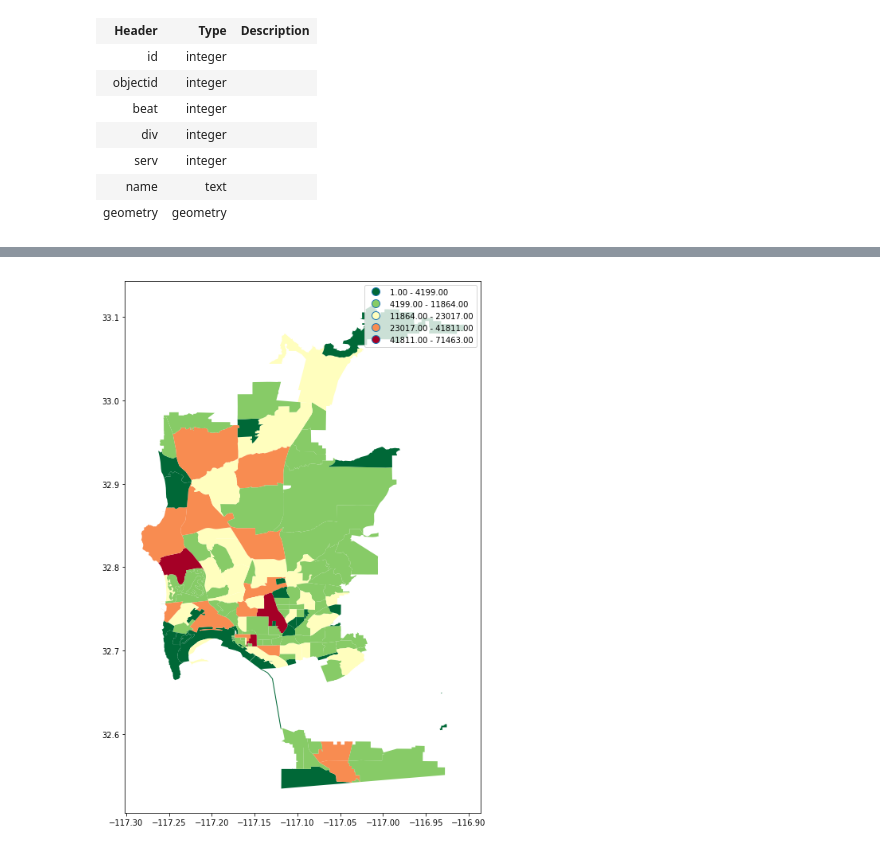
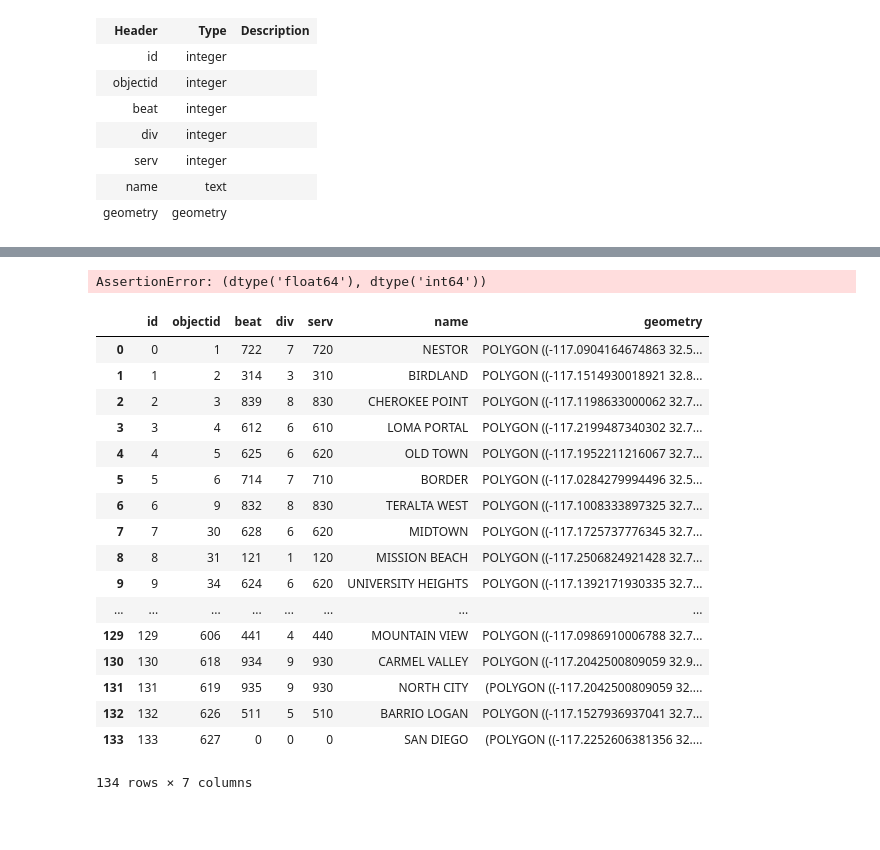
Before and after one commit to SDRDLAnalysts/data-projects, a Jupyter notebook: sandiego.gov/sandiego.gov-police_calls-2015e/notebooks/Mapping.ipynb, the cells around one changed output, grey strips where cells are left out. Cells and saved outputs as stored; diff of their text form; code cells hidden in the pictures; blank space fills up the shorter version.

```diff
--- a/sandiego.gov/sandiego.gov-police_calls-2015e/notebooks/Mapping.ipynb
+++ b/sandiego.gov/sandiego.gov-police_calls-2015e/notebooks/Mapping.ipynb
@@ -84,7 +86,10 @@ http://library.metatab.org/sandiego.gov-police_regions-1/data/pd_beats.csv
 # and then GeoPandas creates the smaller bounding box that excludes them. So, the actually
 # value in the cx indexder can vary a bit.
 
+# Converting to float makes merging with the calls df ewasier, since the beat column
+# in that df has nans.
 
-beats = regions_r.dataframe().geo.set_index('beat').cx[:-116.55,:]
+beats = regions_r.dataframe().geo
+beats['beat'] = beats.beat.astype(float).set_index('beat').cx[:-116.55,:]
 beats.plot();
 # %% [output]
@@ -113,8 +134,30 @@ pd_calls = augment_time(pd_calls).merge(call_types, on='call_type')
 # %%
 # One of them has nans, so it's easier to make both of them floats.
 pd_calls['beat'] = pd_calls.beat.astype(float)
-beats['beat'] = beats.beat.astype(float)
 assert pd_calls.beat.dtype == beats.beat.dtype, (pd_calls.beat.dtype, beats.beat.dtype)
+# %% [output]
+AssertionError: (dtype('float64'), dtype('int64'))
+# %%
+beats
+# %% [output]
+|  | id | objectid | beat | div | serv | name | geometry |
+| 0 | 0 | 1 | 722 | 7 | 720 | NESTOR | POLYGON ((-117.0904164674863 32.5... |
+| 1 | 1 | 2 | 314 | 3 | 310 | BIRDLAND | POLYGON ((-117.1514930018921 32.8... |
+| 2 | 2 | 3 | 839 | 8 | 830 | CHEROKEE POINT | POLYGON ((-117.1198633000062 32.7... |
+| 3 | 3 | 4 | 612 | 6 | 610 | LOMA PORTAL | POLYGON ((-117.2199487340302 32.7... |
+| 4 | 4 | 5 | 625 | 6 | 620 | OLD TOWN | POLYGON ((-117.1952211216067 32.7... |
+| 5 | 5 | 6 | 714 | 7 | 710 | BORDER | POLYGON ((-117.0284279994496 32.5... |
+| 6 | 6 | 9 | 832 | 8 | 830 | TERALTA WEST | POLYGON ((-117.1008333897325 32.7... |
+| 7 | 7 | 30 | 628 | 6 | 620 | MIDTOWN | POLYGON ((-117.1725737776345 32.7... |
+| 8 | 8 | 31 | 121 | 1 | 120 | MISSION BEACH | POLYGON ((-117.2506824921428 32.7... |
+| 9 | 9 | 34 | 624 | 6 | 620 | UNIVERSITY HEIGHTS | POLYGON ((-117.1392171930335 32.7... |
+| ... | ... | ... | ... | ... | ... | ... | ... |
+| 129 | 129 | 606 | 441 | 4 | 440 | MOUNTAIN VIEW | POLYGON ((-117.0986910006788 32.7... |
+| 130 | 130 | 618 | 934 | 9 | 930 | CARMEL VALLEY | POLYGON ((-117.2042500809059 32.9... |
+| 131 | 131 | 619 | 935 | 9 | 930 | NORTH CITY | (POLYGON ((-117.2042500809059 32.... |
+| 132 | 132 | 626 | 511 | 5 | 510 | BARRIO LOGAN | POLYGON ((-117.1527936937041 32.7... |
+| 133 | 133 | 627 | 0 | 0 | 0 | SAN DIEGO | (POLYGON ((-117.2252606381356 32.... |
+134 rows × 7 columns
 # %%
 
 def plot_geo(df, color_col):
@@ -133,7 +176,5 @@ _ = gpd.GeoDataFrame(pd_calls.groupby('beat').incident_num.count().to_frame()\
                                .join(beats))
 
 plot_geo(_, 'incident_num')
-# %% [output]
-[figure, removed]
 # %%
 pd_calls.call_type_desc.value_counts().iloc[10:30]
```
Also changed, not shown: parts of 8 cells of this notebook.
